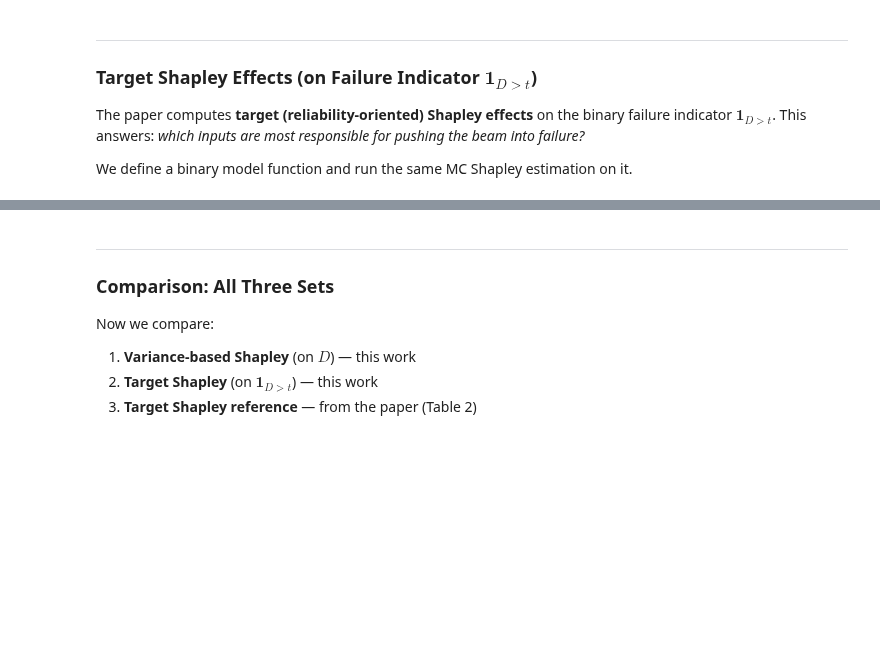
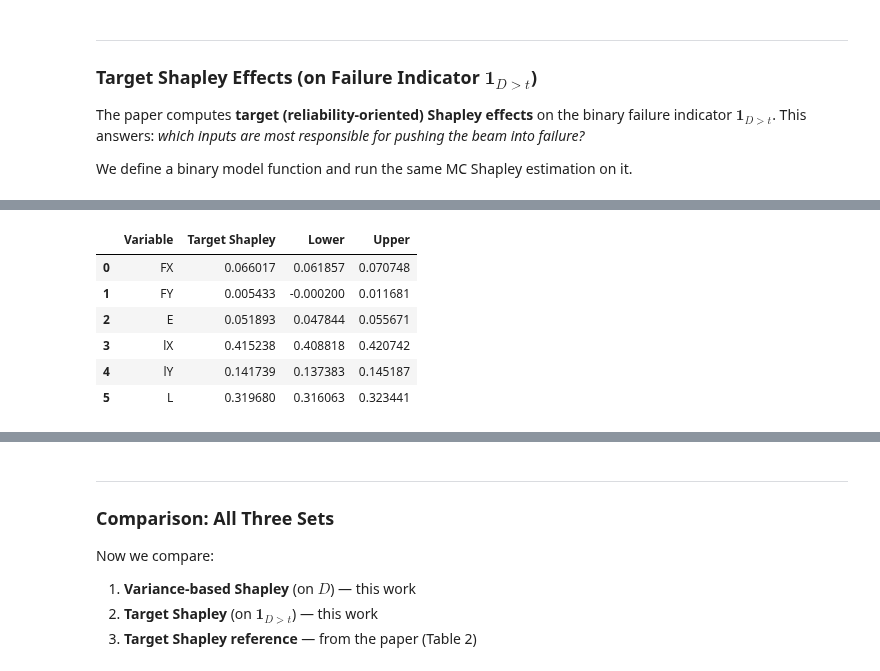
Before and after one commit to frbennett/shapleyx, a Jupyter notebook: Examples/cantilever_beam.ipynb, the cells around one changed output, grey strips where cells are left out. Drawn from its saved outputs; the diff is of its cells as text; code cells hidden in the pictures; blank space fills up the shorter version.

```diff
--- a/Examples/cantilever_beam.ipynb
+++ b/Examples/cantilever_beam.ipynb
@@ -360,22 +363,30 @@ print(f"Expected failures in N=10000: {10000 * pf_est:.0f}")
 # %%
 # Target Shapley effects on the binary failure indicator
 # Note: with pf ~ 1-7%, enough failure samples exist for reasonable estimation
 eff_t, sh_t, var_t, lower_t, upper_t = shapley_effects(
     failure_indicator,
     joint,
-    N=10000,
+    N=100000,
     method='exhaustive',
     B=200,
     alpha=0.05,
     predict_batch=failure_indicator_batch,
     random_state=42,
     progress=True,
 )
 
 results_target = pd.DataFrame({
     'Variable': labels,
     'Target Shapley': eff_t,
     'Lower': lower_t,
     'Upper': upper_t,
 })
 results_target
+# %% [output]
+|  | Variable | Target Shapley | Lower | Upper |
+| 0 | FX | 0.066017 | 0.061857 | 0.070748 |
+| 1 | FY | 0.005433 | -0.000200 | 0.011681 |
+| 2 | E | 0.051893 | 0.047844 | 0.055671 |
+| 3 | lX | 0.415238 | 0.408818 | 0.420742 |
+| 4 | lY | 0.141739 | 0.137383 | 0.145187 |
+| 5 | L | 0.319680 | 0.316063 | 0.323441 |
```
Also changed, not shown: parts of 10 cells of this notebook.
